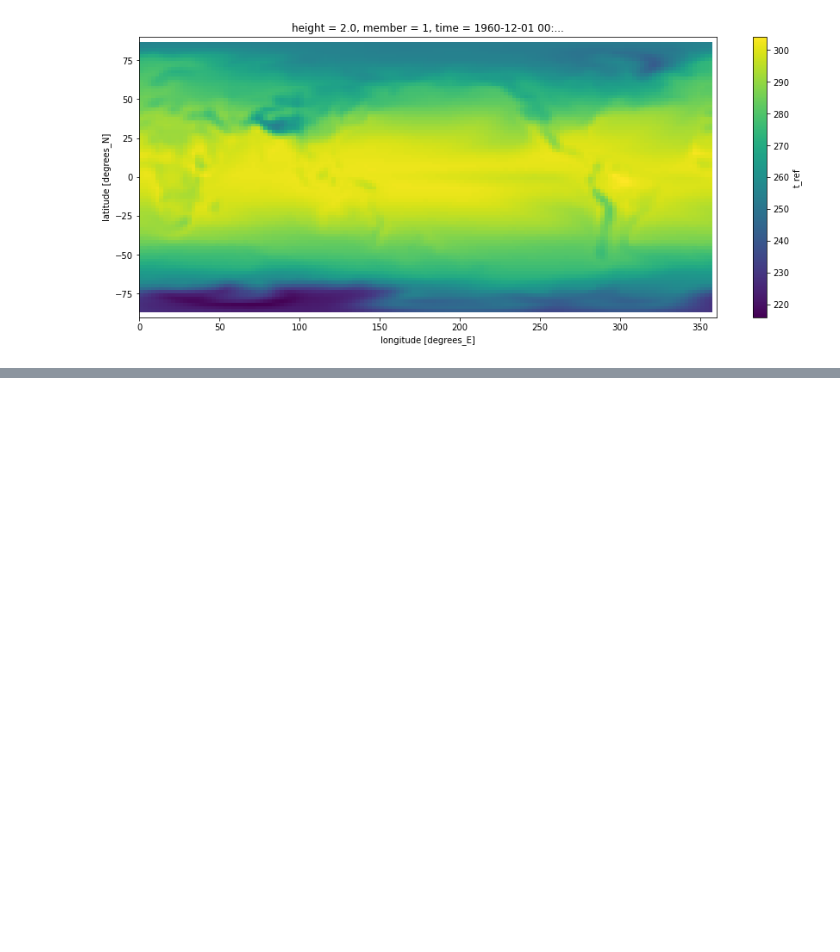
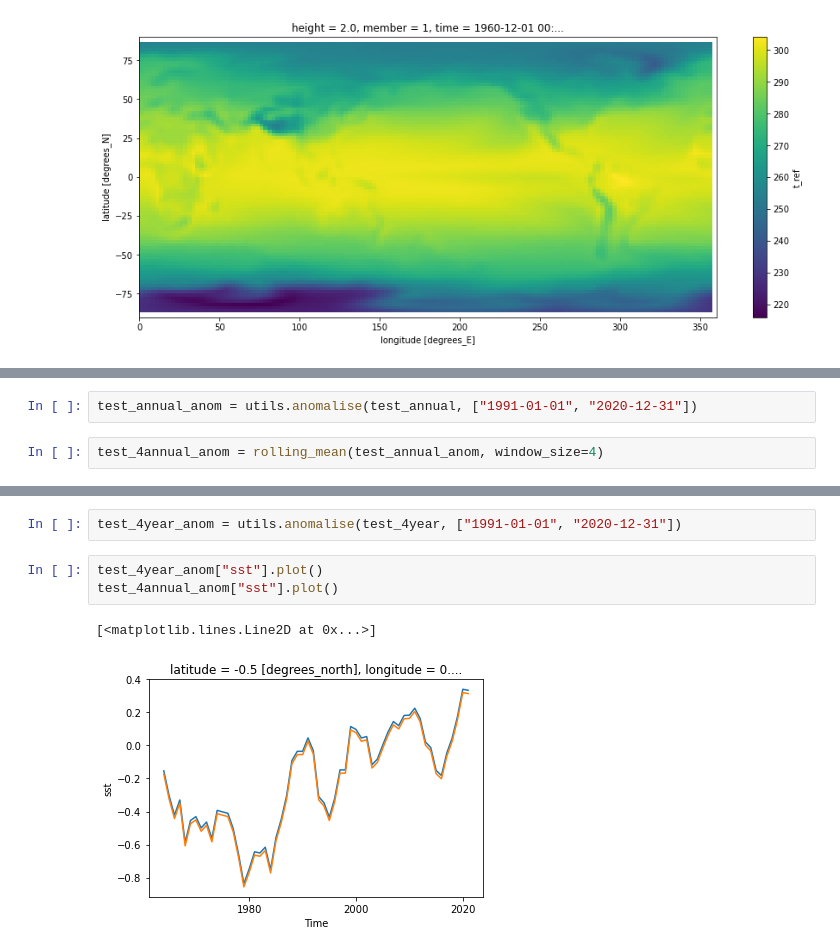
Before and after one commit to dougiesquire/CAFE-f6_documentation, a Jupyter notebook: notebooks/exploratory/prepare_data.ipynb, the cells around one changed output, grey strips where cells are left out. Drawn from its saved outputs; the diff is of its cells as text; blank space fills up the shorter version.

```diff
--- a/notebooks/exploratory/prepare_data.ipynb
+++ b/notebooks/exploratory/prepare_data.ipynb
@@ -146,0 +319,4 @@ test[var].isel(time=0, member=0).plot()
+# %%
+test_annual_anom = utils.anomalise(test_annual, ["1991-01-01", "2020-12-31"])
+# %%
+test_4annual_anom = rolling_mean(test_annual_anom, window_size=4)
@@ -146,0 +336,8 @@ test[var].isel(time=0, member=0).plot()
+# %%
+test_4year_anom = utils.anomalise(test_4year, ["1991-01-01", "2020-12-31"])
+# %%
+test_4year_anom["sst"].plot()
+test_4annual_anom["sst"].plot()
+# %% [output]
+[<matplotlib.lines.Line2D at 0x...>]
+[figure, added]
```
Also changed, not shown: parts of 12 cells of this notebook, 22 other files.
